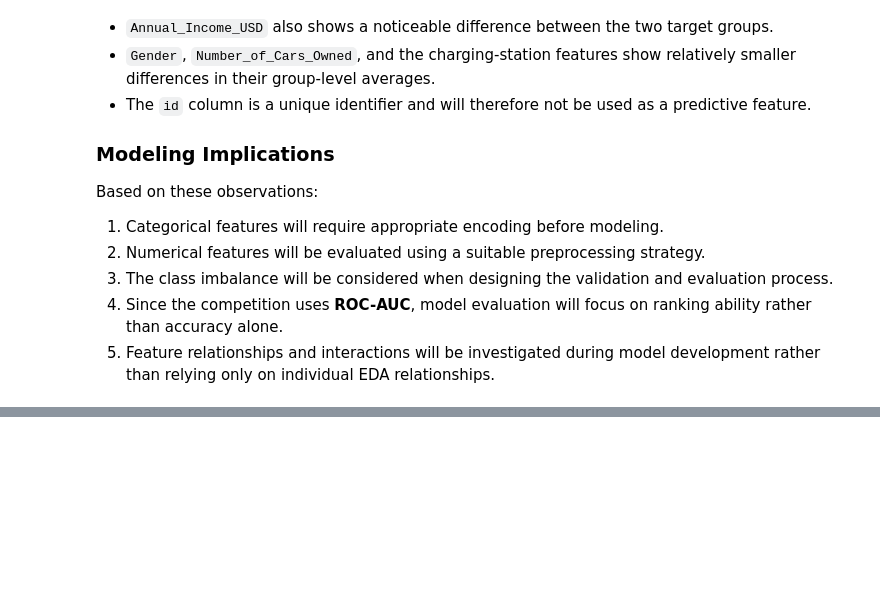
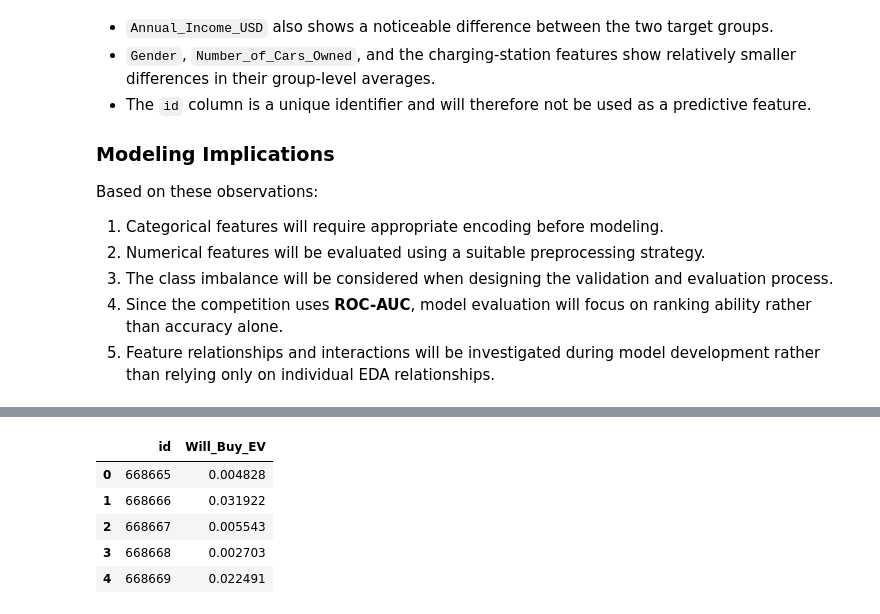
Before and after one commit to Anjula2001/ev-purchase-prediction, a Jupyter notebook: notebooks/ev_purchase_prediction.ipynb, the cells around one changed output, grey strips where cells are left out. Saved outputs shown, nothing was run; the diff lists cells and outputs as text; code cells hidden in the pictures; blank space fills up the shorter version.

Commit message:
feat: add logistic regression baseline and submission

```diff
--- a/notebooks/ev_purchase_prediction.ipynb
+++ b/notebooks/ev_purchase_prediction.ipynb
@@ -418,0 +442,5 @@ Based on these observations:
+# %%
+X = train.drop(columns=["id", "Will_Buy_EV"])
+y = train["Will_Buy_EV"]
+
+X.shape, y.shape
@@ -418,0 +531,5 @@ Based on these observations:
+# %%
+X_train_processed = preprocessor.fit_transform(X_train)
+X_valid_processed = preprocessor.transform(X_valid)
+
+X_train_processed.shape, X_valid_processed.shape
@@ -418,0 +544,9 @@ Based on these observations:
+# %%
+from sklearn.linear_model import LogisticRegression
+
+baseline_model = LogisticRegression(
+    max_iter=1000,
+    random_state=42
+)
+
+baseline_model.fit(X_train_processed, y_train)
@@ -418,0 +555,9 @@ Based on these observations:
+# %%
+from sklearn.linear_model import LogisticRegression
+
+baseline_model = LogisticRegression(
+    max_iter=1000,
+    random_state=42
+)
+
+baseline_model.fit(X_train_processed, y_train)
@@ -418,0 +602,20 @@ Based on these observations:
+# %%
+X_test = test.drop(columns=["id"])
+
+X_test_processed = preprocessor.transform(X_test)
+
+test_proba = baseline_model.predict_proba(X_test_processed)[:, 1]
+
+submission = pd.DataFrame({
+    "id": test["id"],
+    "Will_Buy_EV": test_proba
+})
+
+submission.head()
+# %% [output]
+|  | id | Will_Buy_EV |
+| 0 | 668665 | 0.004828 |
+| 1 | 668666 | 0.031922 |
+| 2 | 668667 | 0.005543 |
+| 3 | 668668 | 0.002703 |
+| 4 | 668669 | 0.022491 |
```
Also changed, not shown: parts of 18 cells of this notebook, 1 other file.
